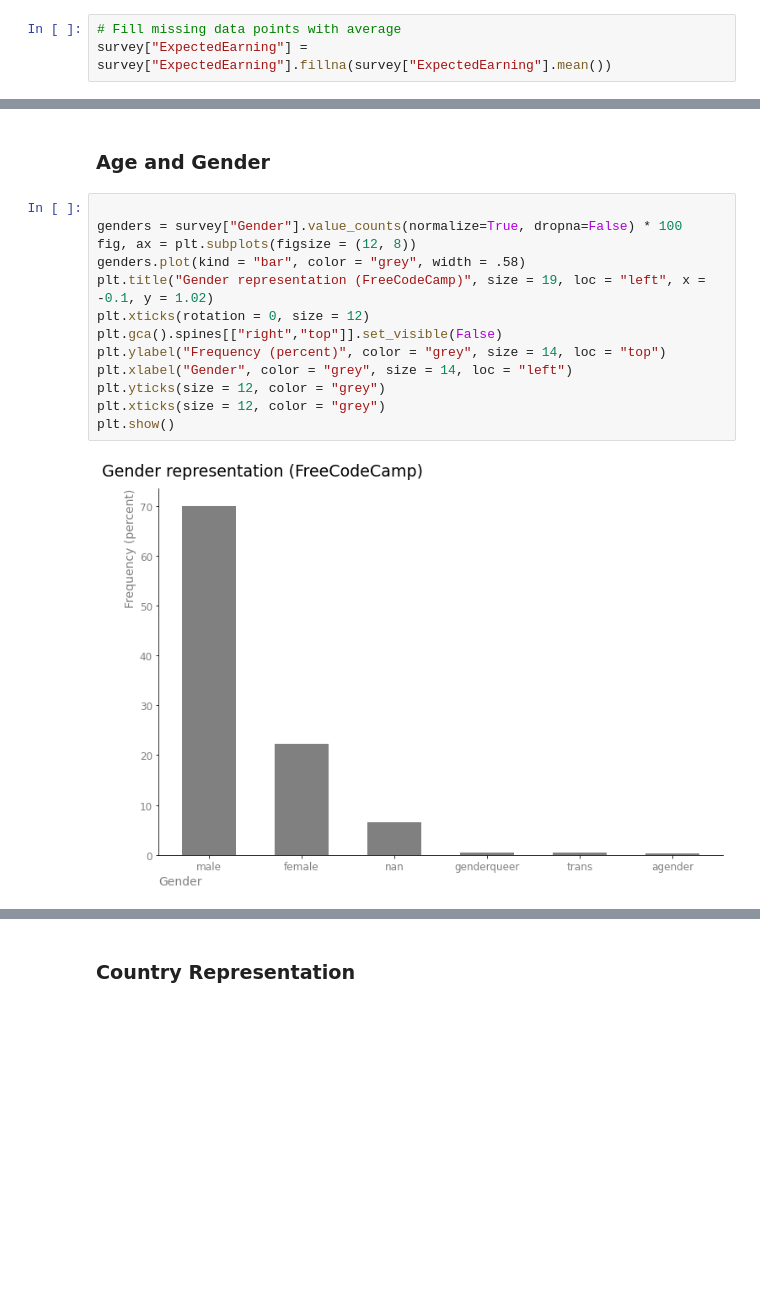
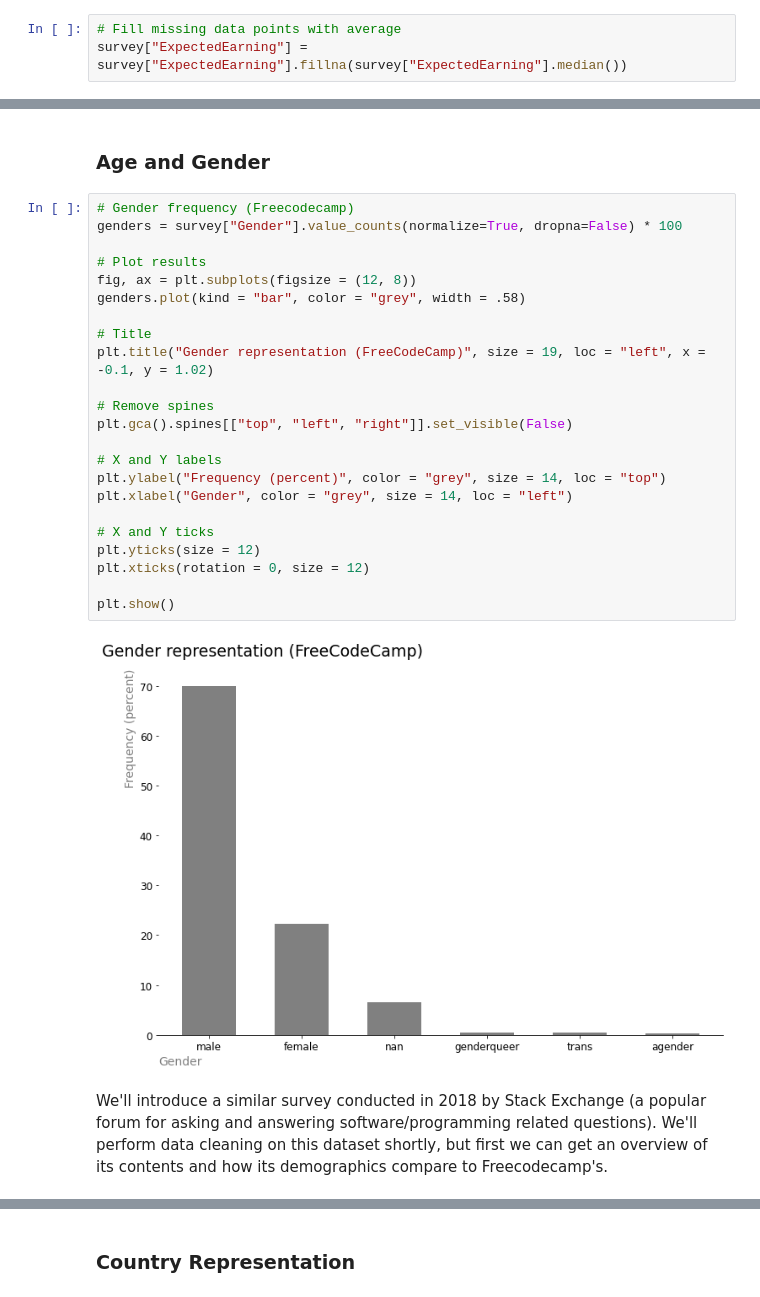
Before and after one commit to paul-trood/Portfolio-Best_Markets_for_Advertising, a Jupyter notebook: coding_survey.ipynb, the cells around one changed output, grey strips where cells are left out. Cells and saved outputs as stored; diff of their text form; blank space fills up the shorter version.

```diff
--- a/coding_survey.ipynb
+++ b/coding_survey.ipynb
@@ -305,7 +323,7 @@ Year                              0.000000
 dtype: float64
 # %%
 # Fill missing data points with average
-survey["ExpectedEarning"] = survey["ExpectedEarning"].fillna(survey["ExpectedEarning"].mean())
+survey["ExpectedEarning"] = survey["ExpectedEarning"].fillna(survey["ExpectedEarning"].median())
 # %%
 survey
 # %% [output]
@@ -410,18 +436,30 @@ Now that we have a better understanding of why people are learning new coding sk
 # %% [markdown]
 ### Age and Gender
 # %%
+# Gender frequency (Freecodecamp)
+genders = survey["Gender"].value_counts(normalize=True, dropna=False) * 100
 
-genders = survey["Gender"].value_counts(normalize=True, dropna=False) * 100
+# Plot results
 fig, ax = plt.subplots(figsize = (12, 8))
 genders.plot(kind = "bar", color = "grey", width = .58)
+
+# Title
 plt.title("Gender representation (FreeCodeCamp)", size = 19, loc = "left", x = -0.1, y = 1.02)
-plt.xticks(rotation = 0, size = 12)
-plt.gca().spines[["right","top"]].set_visible(False)
+
+# Remove spines
+plt.gca().spines[["top", "left", "right"]].set_visible(False)
+
+# X and Y labels
 plt.ylabel("Frequency (percent)", color = "grey", size = 14, loc = "top")
 plt.xlabel("Gender", color = "grey", size = 14, loc = "left")
-plt.yticks(size = 12, color = "grey")
-plt.xticks(size = 12, color = "grey")
+
+# X and Y ticks
+plt.yticks(size = 12)
+plt.xticks(rotation = 0, size = 12)
+
 plt.show()
 # %% [output]
-[figure, old version]
+[figure, new version]
+# %% [markdown]
+We'll introduce a similar survey conducted in 2018 by Stack Exchange (a popular forum for asking and answering software/programming related questions). We'll perform data cleaning on this dataset shortly, but first we can get an overview of its contents and how its demographics compare to Freecodecamp's.
 # %%
```
Also changed, not shown: parts of 67 cells of this notebook.
